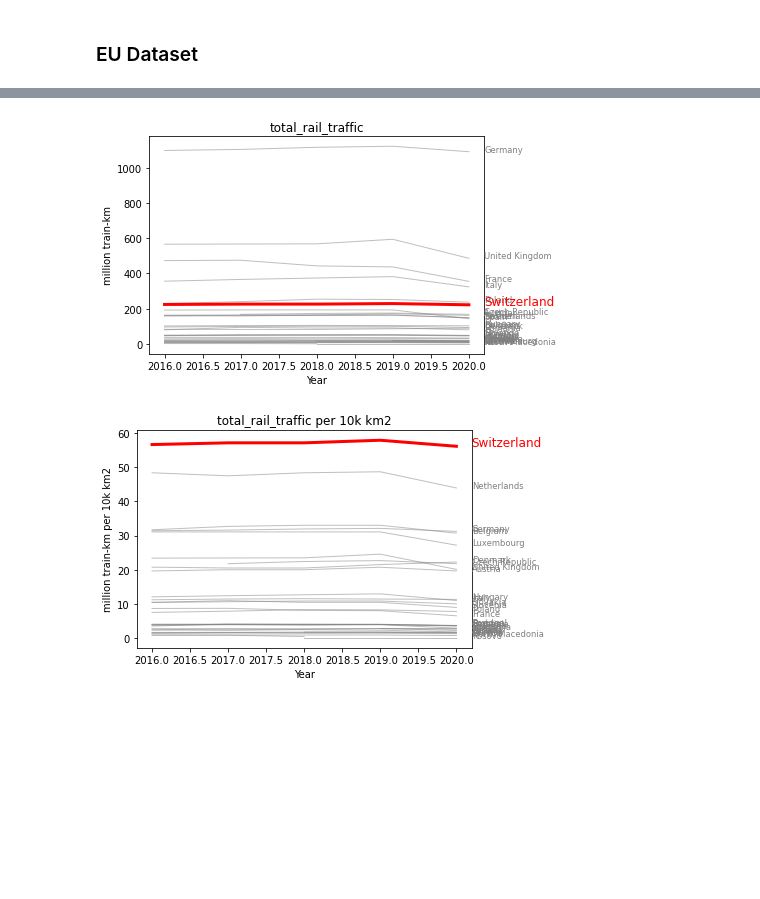
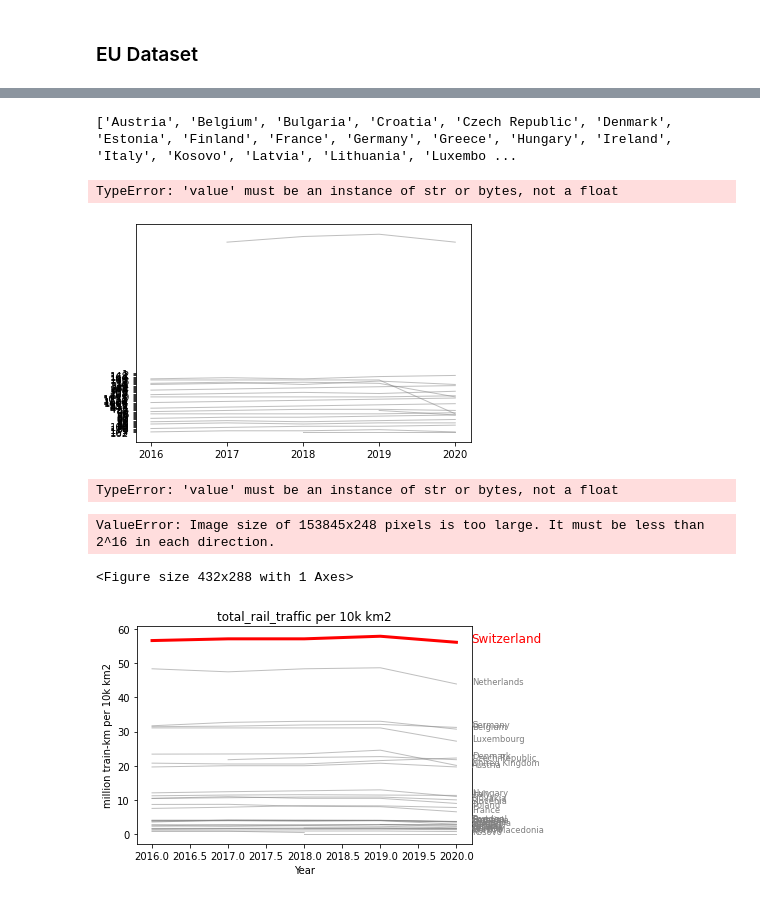
Before and after one commit to Jheim12/CAPP30239_FA22, a Jupyter notebook: EDA.ipynb, the cells around one changed output, grey strips where cells are left out. Saved outputs shown, nothing was run; the diff lists cells and outputs as text; code cells hidden in the pictures; blank space fills up the shorter version.

Commit message:
final data version

```diff
--- a/EDA.ipynb
+++ b/EDA.ipynb
@@ -41,0 +9,5 @@ eu.head(10)
+# %%
+raw_eu = pd.read_csv('data/trains_europe.csv')
+eu = raw_eu.drop(0, axis = 0)
+unit = raw_eu.iloc[0].to_dict()
+eu.head(10)
@@ -42,3 +26,9 @@ eu.head(10)
+# %%
+countries = list(eu['country'].unique())
+countries.sort()
+print(countries)
+# %% [output]
+['Austria', 'Belgium', 'Bulgaria', 'Croatia', 'Czech Republic', 'Denmark', 'Estonia', 'Finland', 'France', 'Germany', 'Greece', 'Hungary', 'Ireland', 'Italy', 'Kosovo', 'Latvia', 'Lithuania', 'Luxembo ...
 # %%
 def plot_eu(column, pandemic = False, per_size = False, per_capita = False):
     eu_temp = eu.copy()
@@ -64,50 +54,58 @@ def plot_eu(column, pandemic = False, per_size = False, per_capita = False):
             continue
         plt.plot(
             eu_p['year'],
-            eu_p[col],
-            marker = '',
-            color = 'grey',
-            linewidth = 1,
-            alpha = 0.5
+            eu_p[col]#,
+            # marker = '',
+            # color = 'grey',
+            # linewidth = 1,
+            # alpha = 0.5
         )
-        plt.text(
-            x = 2020.2,
-            y = eu_p.iloc[-1][col],
-            s = col,
-            horizontalalignment='left',
-            size='small',
-            color='grey'
-        )
+        # plt.text(
+        #     x = 2020.2,
+        #     y = eu_p.iloc[-1][col],
+        #     s = col,
+        #     horizontalalignment='left',
+        #     size='small',
+        #     color='grey'
+        # )
 
+    return None
     # Highlight Switzerland
     plt.plot(
         eu_p['year'],
         eu_p['Switzerland'],
         marker = '',
         color = 'red',
         linewidth = 3,
         alpha = 1
     )
     plt.text(
             x = 2020.2,
             y = eu_p.iloc[-1]['Switzerland'],
             s = 'Switzerland',
             horizontalalignment='left',
             size='large',
             color='red'
         )
 
 
     # Formatting
     plt.title(f"{column}{' per 10k km2' if per_size else ''}{' per 10k inhabitants' if per_capita else ''}")
     plt.xlabel('Year')
     plt.ylabel(f"{unit[column]}{' per 10k km2' if per_size else ''}{' per 10k inhabitants' if per_capita else ''}")
 
     plt.show()
+
+plot_eu('total_rail_traffic', pandemic = False)
+# %% [output]
+TypeError: 'value' must be an instance of str or bytes, not a float
+[figure, added]
 # %%
 plot_eu('total_rail_traffic', pandemic = False)
 # %% [output]
-[figure, removed]
+TypeError: 'value' must be an instance of str or bytes, not a float
+ValueError: Image size of 153845x248 pixels is too large. It must be less than 2^16 in each direction.
+<Figure size 432x288 with 1 Axes>
 # %%
 plot_eu('total_rail_traffic', pandemic = False, per_size = True)
 # %% [output]
```
Also changed, not shown: parts of 2 cells of this notebook, 3 other files.
